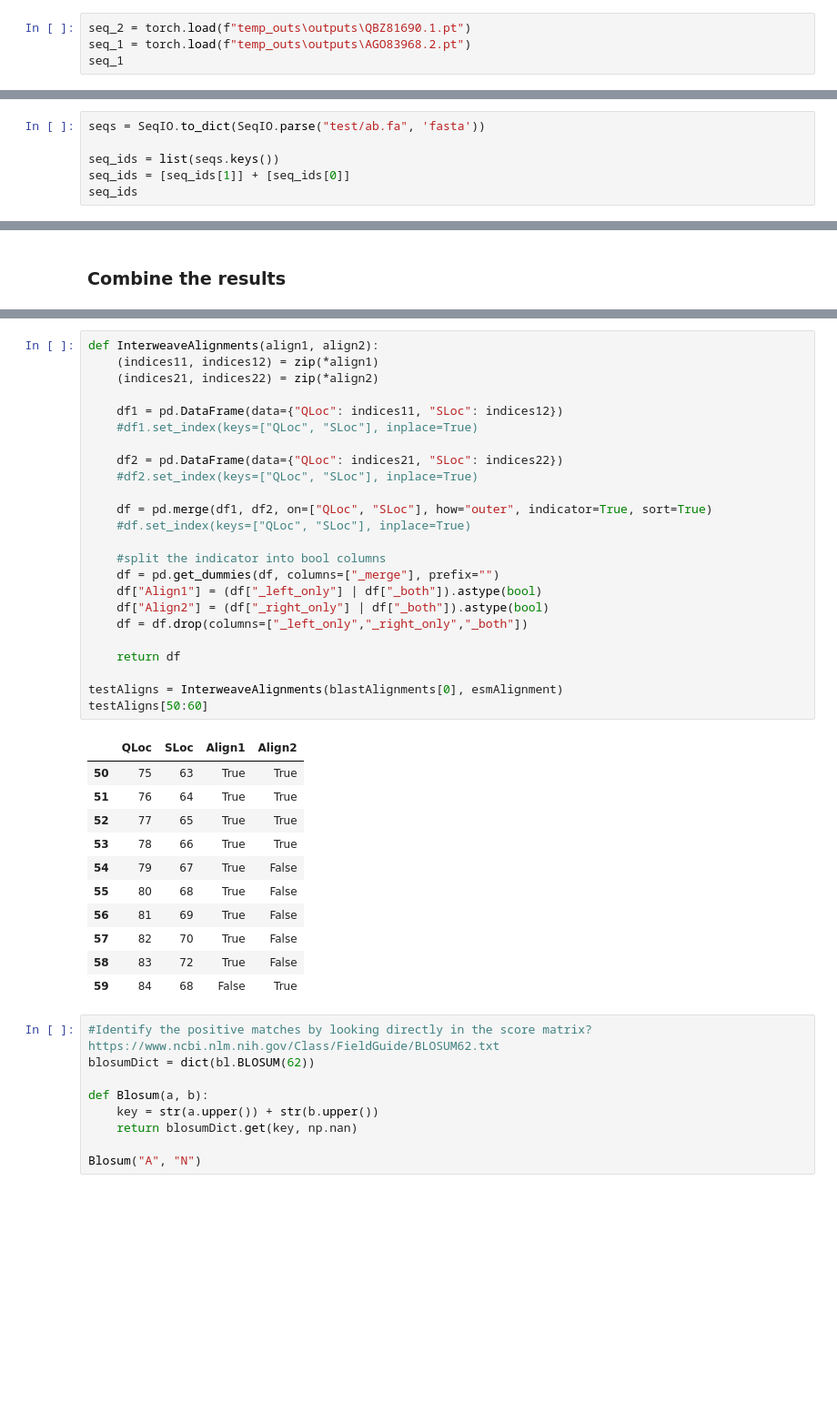
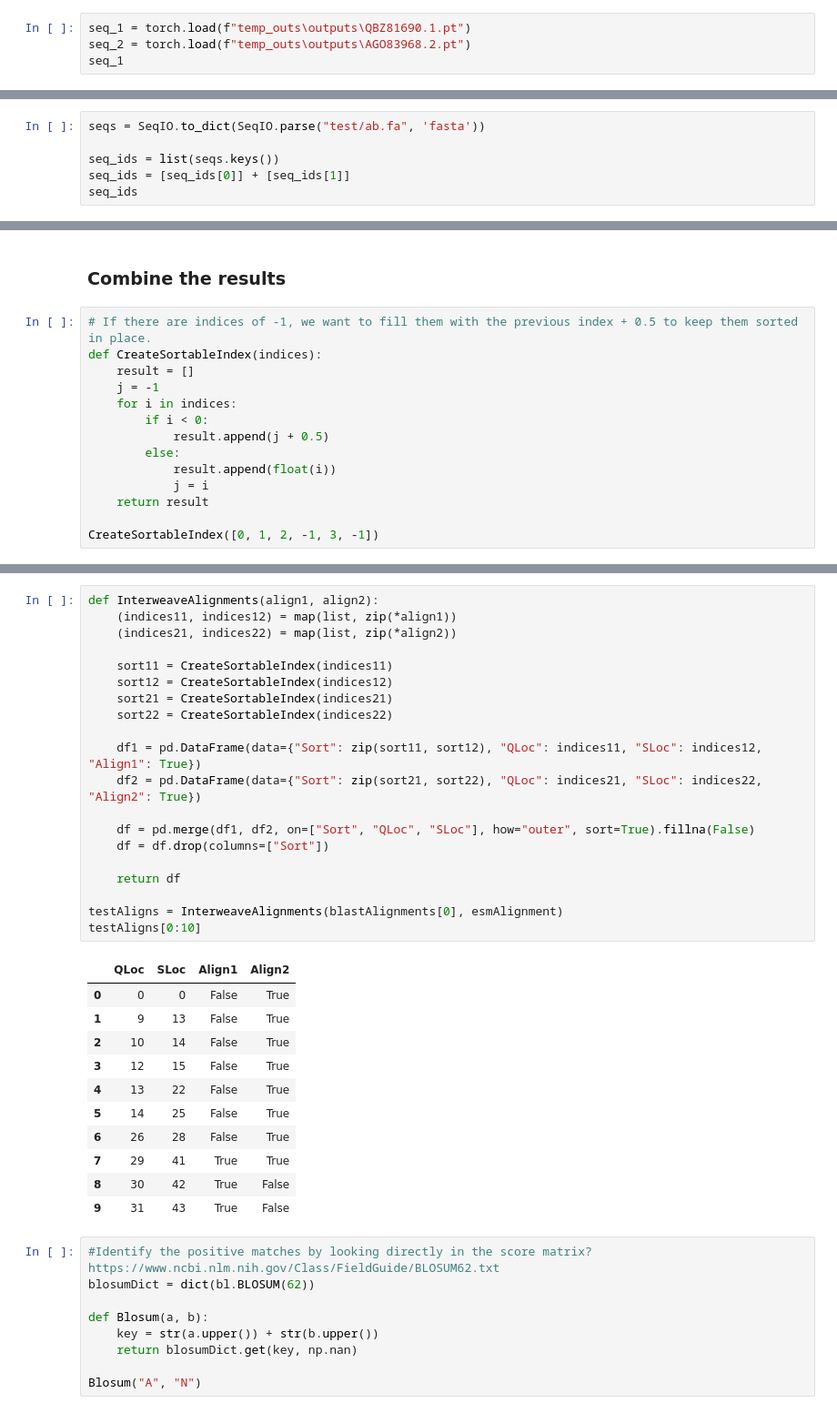
Before and after one commit to mahdi-b/deep-phage-genomics, a Jupyter notebook: blast_analysis/blast_esm_compare.ipynb, the cells around one changed output, grey strips where cells are left out. Shown at 91% size. Drawn from its saved outputs; the diff is of its cells as text; blank space fills up the shorter version.

```diff
--- a/blast_analysis/blast_esm_compare.ipynb
+++ b/blast_analysis/blast_esm_compare.ipynb
@@ -36,7 +36,7 @@ import networkx as nx
 # %% [markdown]
 ### Align sequences with ESM (code mostly from Mahdi)
 # %%
-seq_2 = torch.load(f"temp_outs\outputs\QBZ81690.1.pt")
-seq_1 = torch.load(f"temp_outs\outputs\AGO83968.2.pt")
+seq_1 = torch.load(f"temp_outs\outputs\QBZ81690.1.pt")
+seq_2 = torch.load(f"temp_outs\outputs\AGO83968.2.pt")
 seq_1
 # %% [output]
@@ -82,6 +82,6 @@ data
 seqs = SeqIO.to_dict(SeqIO.parse("test/ab.fa", 'fasta'))
 
 seq_ids = list(seqs.keys())
-seq_ids = [seq_ids[1]] + [seq_ids[0]]
+seq_ids = [seq_ids[0]] + [seq_ids[1]]
 seq_ids
 # %% [output]
@@ -233,2 +243,16 @@ blastAlignments = BlastAlign(f"seq_1.fasta", f"seq_2.fasta")
 # %% [markdown]
 ### Combine the results
+# %%
+# If there are indices of -1, we want to fill them with the previous index + 0.5 to keep them sorted in place.
+def CreateSortableIndex(indices):
+    result = []
+    j = -1
+    for i in indices:
+        if i < 0:
+            result.append(j + 0.5)
+        else:
+            result.append(float(i))
+            j = i
+    return result
+
+CreateSortableIndex([0, 1, 2, -1, 3, -1])
@@ -235,39 +261,35 @@ blastAlignments = BlastAlign(f"seq_1.fasta", f"seq_2.fasta")
 # %%
 def InterweaveAlignments(align1, align2):
-    (indices11, indices12) = zip(*align1)
-    (indices21, indices22) = zip(*align2)
+    (indices11, indices12) = map(list, zip(*align1))
+    (indices21, indices22) = map(list, zip(*align2))
 
-    df1 = pd.DataFrame(data={"QLoc": indices11, "SLoc": indices12})
-    #df1.set_index(keys=["QLoc", "SLoc"], inplace=True)
+    sort11 = CreateSortableIndex(indices11)
+    sort12 = CreateSortableIndex(indices12)
+    sort21 = CreateSortableIndex(indices21)
+    sort22 = CreateSortableIndex(indices22)
 
-    df2 = pd.DataFrame(data={"QLoc": indices21, "SLoc": indices22})
-    #df2.set_index(keys=["QLoc", "SLoc"], inplace=True)
+    df1 = pd.DataFrame(data={"Sort": zip(sort11, sort12), "QLoc": indices11, "SLoc": indices12, "Align1": True})
+    df2 = pd.DataFrame(data={"Sort": zip(sort21, sort22), "QLoc": indices21, "SLoc": indices22, "Align2": True})
 
-    df = pd.merge(df1, df2, on=["QLoc", "SLoc"], how="outer", indicator=True, sort=True)
-    #df.set_index(keys=["QLoc", "SLoc"], inplace=True)
-
-    #split the indicator into bool columns
-    df = pd.get_dummies(df, columns=["_merge"], prefix="")
-    df["Align1"] = (df["_left_only"] | df["_both"]).astype(bool)
-    df["Align2"] = (df["_right_only"] | df["_both"]).astype(bool)
-    df = df.drop(columns=["_left_only","_right_only","_both"])
+    df = pd.merge(df1, df2, on=["Sort", "QLoc", "SLoc"], how="outer", sort=True).fillna(False)
+    df = df.drop(columns=["Sort"])
 
     return df
 
 testAligns = InterweaveAlignments(blastAlignments[0], esmAlignment)
-testAligns[50:60]
+testAligns[0:10]
 # %% [output]
 |  | QLoc | SLoc | Align1 | Align2 |
-| 50 | 75 | 63 | True | True |
-| 51 | 76 | 64 | True | True |
-| 52 | 77 | 65 | True | True |
-| 53 | 78 | 66 | True | True |
-| 54 | 79 | 67 | True | False |
-| 55 | 80 | 68 | True | False |
-| 56 | 81 | 69 | True | False |
-| 57 | 82 | 70 | True | False |
-| 58 | 83 | 72 | True | False |
-| 59 | 84 | 68 | False | True |
+| 0 | 0 | 0 | False | True |
+| 1 | 9 | 13 | False | True |
+| 2 | 10 | 14 | False | True |
+| 3 | 12 | 15 | False | True |
+| 4 | 13 | 22 | False | True |
+| 5 | 14 | 25 | False | True |
+| 6 | 26 | 28 | False | True |
+| 7 | 29 | 41 | True | True |
+| 8 | 30 | 42 | True | False |
+| 9 | 31 | 43 | True | False |
 # %%
 #Identify the positive matches by looking directly in the score matrix? https://www.ncbi.nlm.nih.gov/Class/FieldGuide/BLOSUM62.txt
 blosumDict = dict(bl.BLOSUM(62))
```
Also changed, not shown: parts of 15 cells of this notebook.
